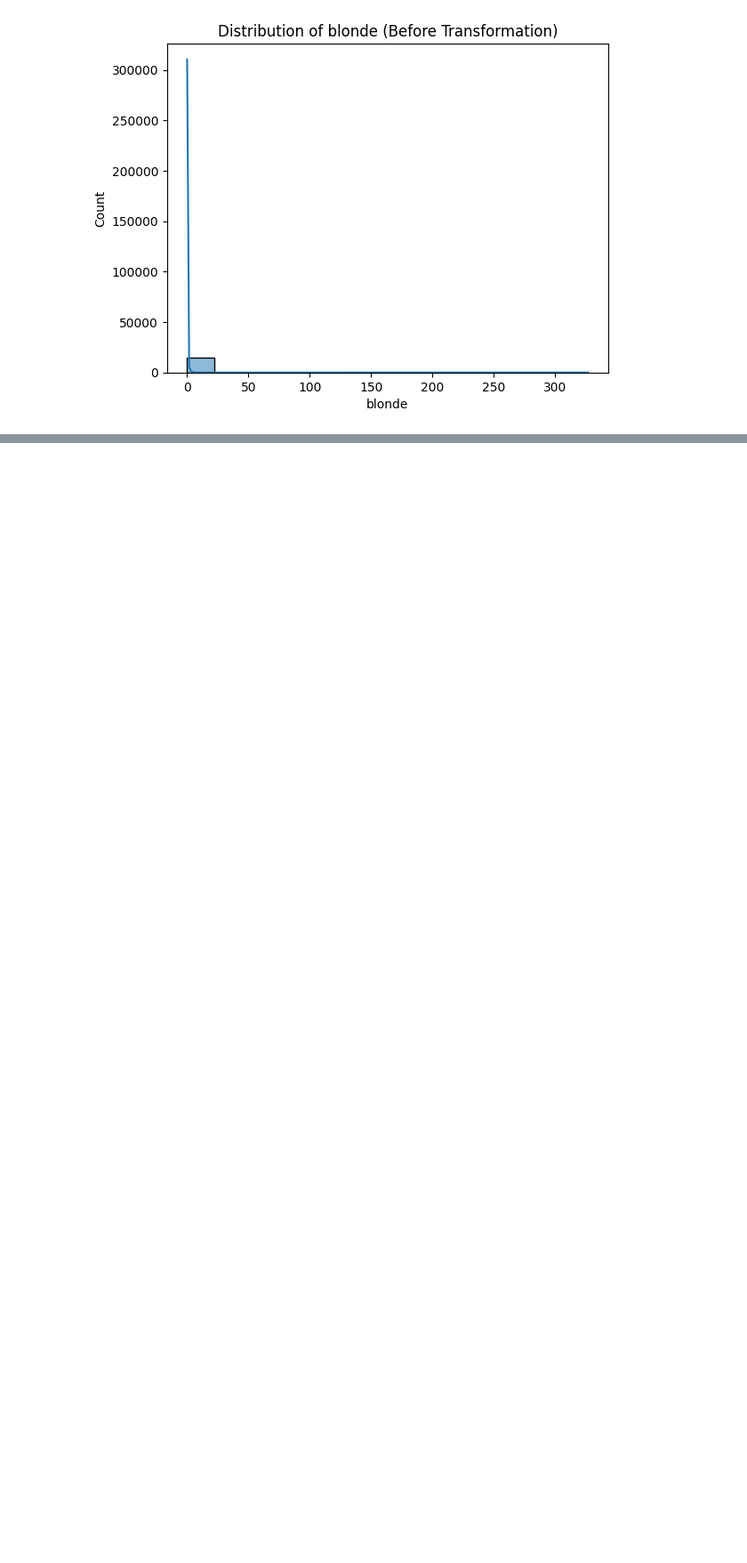
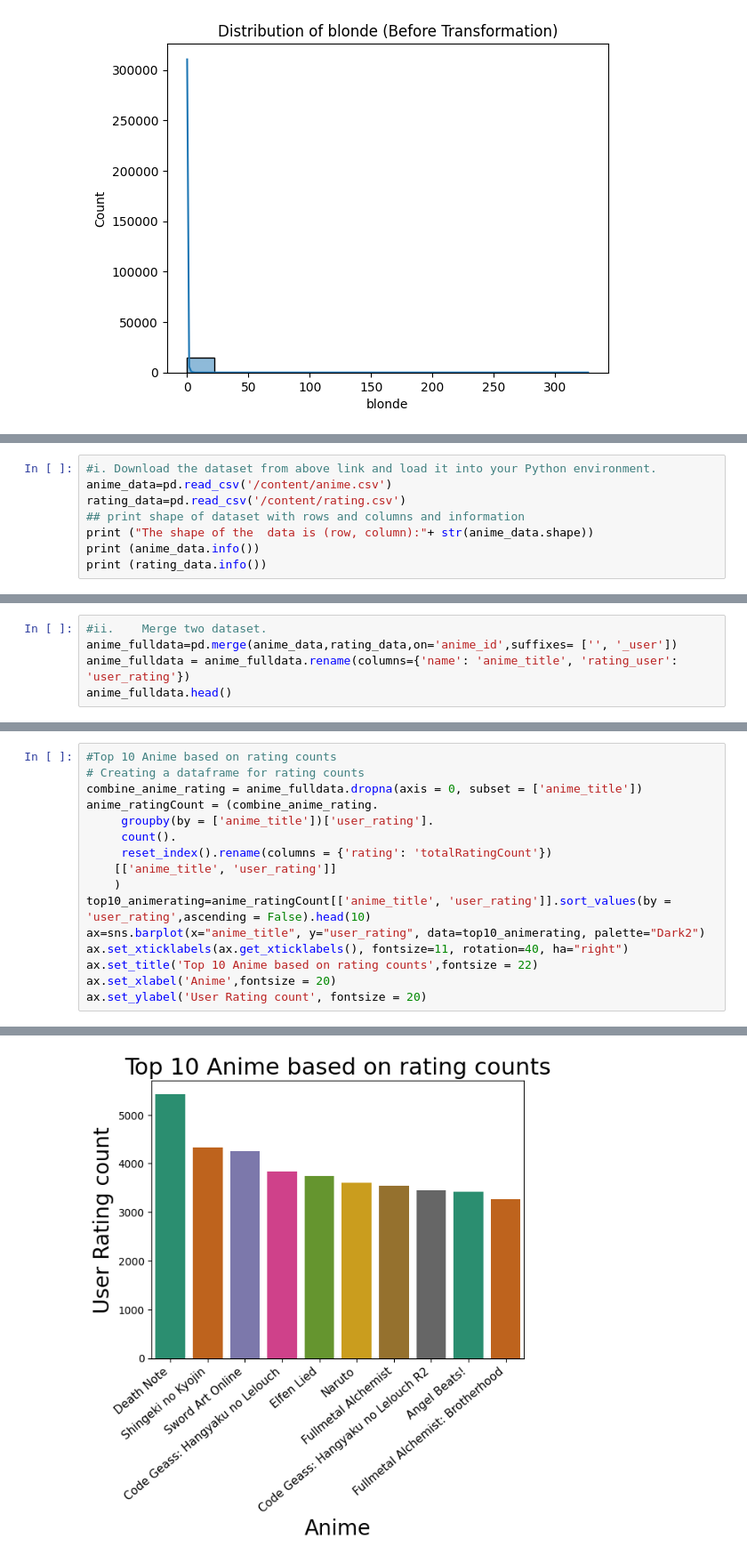
Before and after one commit to Piramu-Mahalingam/DS-Course-Assignment-1, a Jupyter notebook: M_Piramu_Unsupervised_Learning_Assignment.ipynb, the cells around one changed output, grey strips where cells are left out. Shown at 89% size. Cells and saved outputs as stored; diff of their text form; blank space fills up the shorter version.

```diff
--- a/M_Piramu_Unsupervised_Learning_Assignment.ipynb
+++ b/M_Piramu_Unsupervised_Learning_Assignment.ipynb
@@ -166,0 +261,8 @@ dtype: float64
+# %%
+#i.	Download the dataset from above link and load it into your Python environment.
+anime_data=pd.read_csv('/content/anime.csv')
+rating_data=pd.read_csv('/content/rating.csv')
+## print shape of dataset with rows and columns and information
+print ("The shape of the  data is (row, column):"+ str(anime_data.shape))
+print (anime_data.info())
+print (rating_data.info())
@@ -166,0 +287,5 @@ dtype: float64
+# %%
+#ii.	Merge two dataset.
+anime_fulldata=pd.merge(anime_data,rating_data,on='anime_id',suffixes= ['', '_user'])
+anime_fulldata = anime_fulldata.rename(columns={'name': 'anime_title', 'rating_user': 'user_rating'})
+anime_fulldata.head()
@@ -166,0 +299,17 @@ dtype: float64
+# %%
+#Top 10 Anime based on rating counts
+# Creating a dataframe for rating counts
+combine_anime_rating = anime_fulldata.dropna(axis = 0, subset = ['anime_title'])
+anime_ratingCount = (combine_anime_rating.
+     groupby(by = ['anime_title'])['user_rating'].
+     count().
+     reset_index().rename(columns = {'rating': 'totalRatingCount'})
+    [['anime_title', 'user_rating']]
+    )
+top10_animerating=anime_ratingCount[['anime_title', 'user_rating']].sort_values(by = 'user_rating',ascending = False).head(10)
+ax=sns.barplot(x="anime_title", y="user_rating", data=top10_animerating, palette="Dark2")
+ax.set_xticklabels(ax.get_xticklabels(), fontsize=11, rotation=40, ha="right")
+ax.set_title('Top 10 Anime based on rating counts',fontsize = 22)
+ax.set_xlabel('Anime',fontsize = 20)
+ax.set_ylabel('User Rating count', fontsize = 20)
+# %% [output]
@@ -166,0 +320 @@ dtype: float64
+[figure, added]
```
Also changed, not shown: parts of 9 cells of this notebook.
